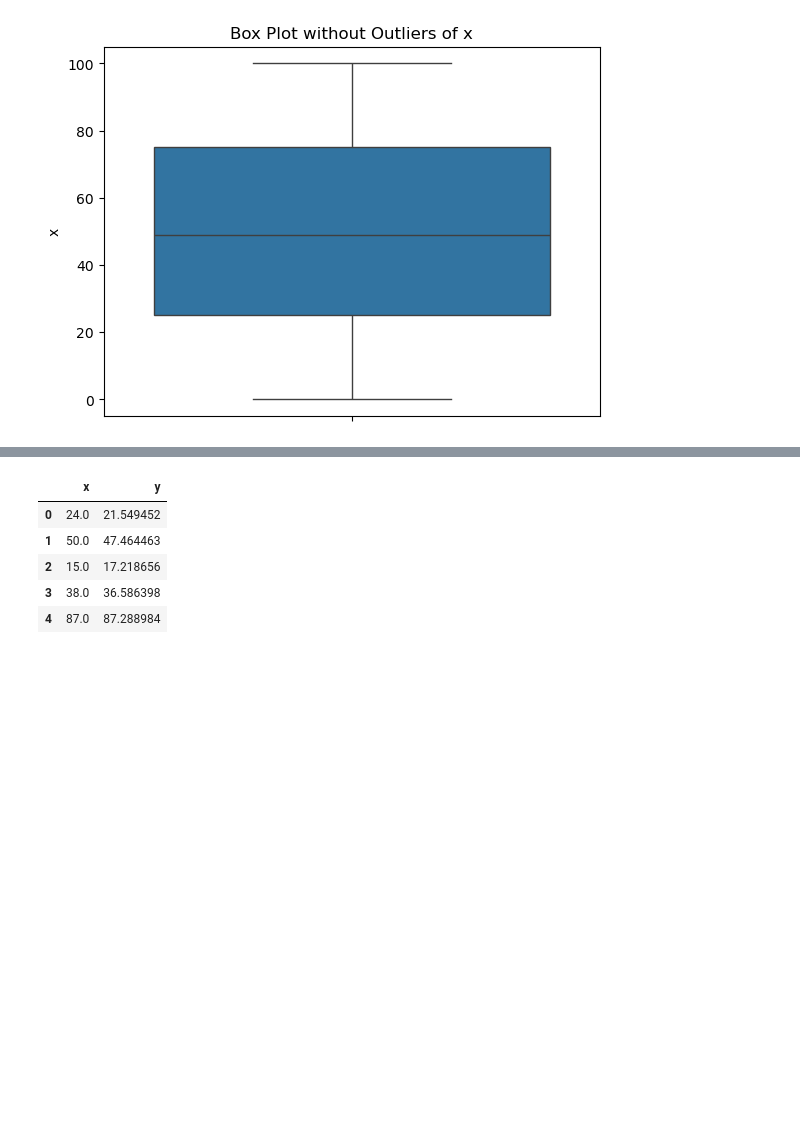
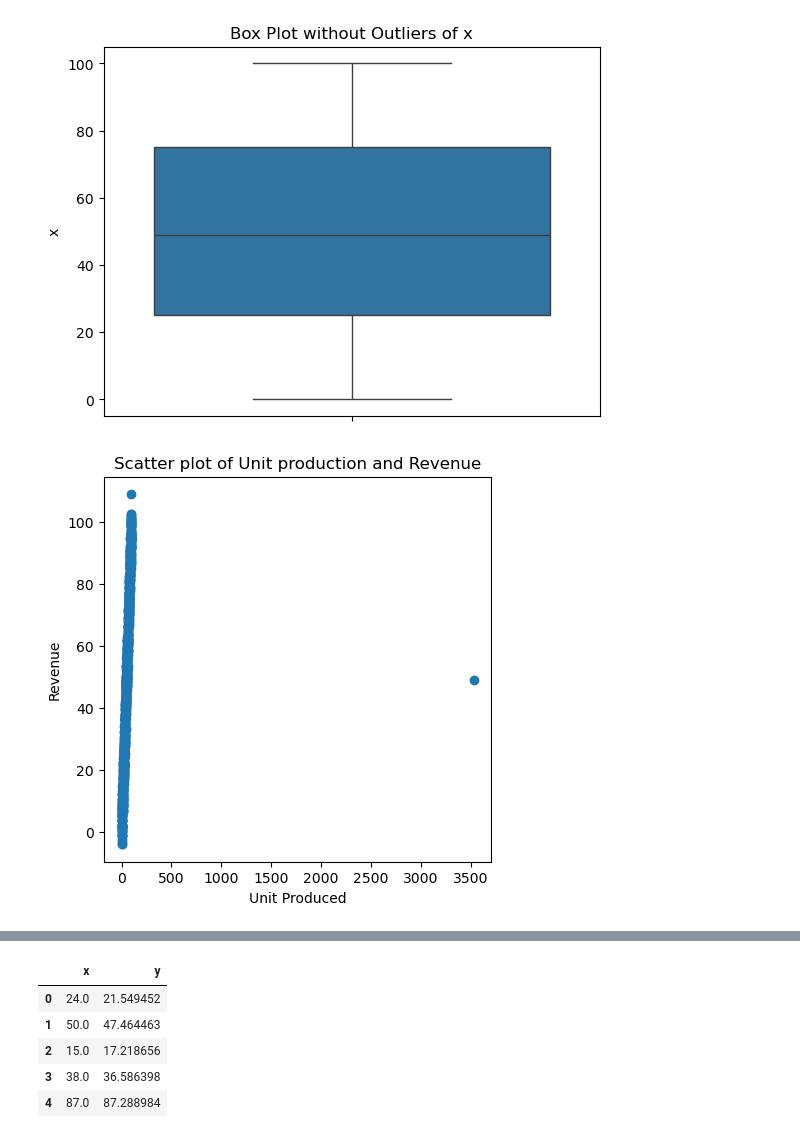
Before and after one commit to Fawazaro213/regressor-project, a Jupyter notebook: regressor-problem.ipynb, the cells around one changed output, grey strips where cells are left out. Cells and saved outputs as stored; diff of their text form; code cells hidden in the pictures; blank space fills up the shorter version.

```diff
--- a/regressor-problem.ipynb
+++ b/regressor-problem.ipynb
@@ -110,3 +110,12 @@ no_outliers = removal_box_plot(df, 'x', threshold_value)
 # %% [output]
 [figure]
 [figure]
+# %%
+plt.figure(figsize=(5, 5))
+plt.scatter(df["x"], df["y"])
+plt.title("Scatter plot of Unit production and Revenue")
+plt.xlabel("Unit Produced")
+plt.ylabel("Revenue")
+plt.show()
+# %% [output]
+[figure, added]
```
Also changed, not shown: parts of 15 cells of this notebook.
